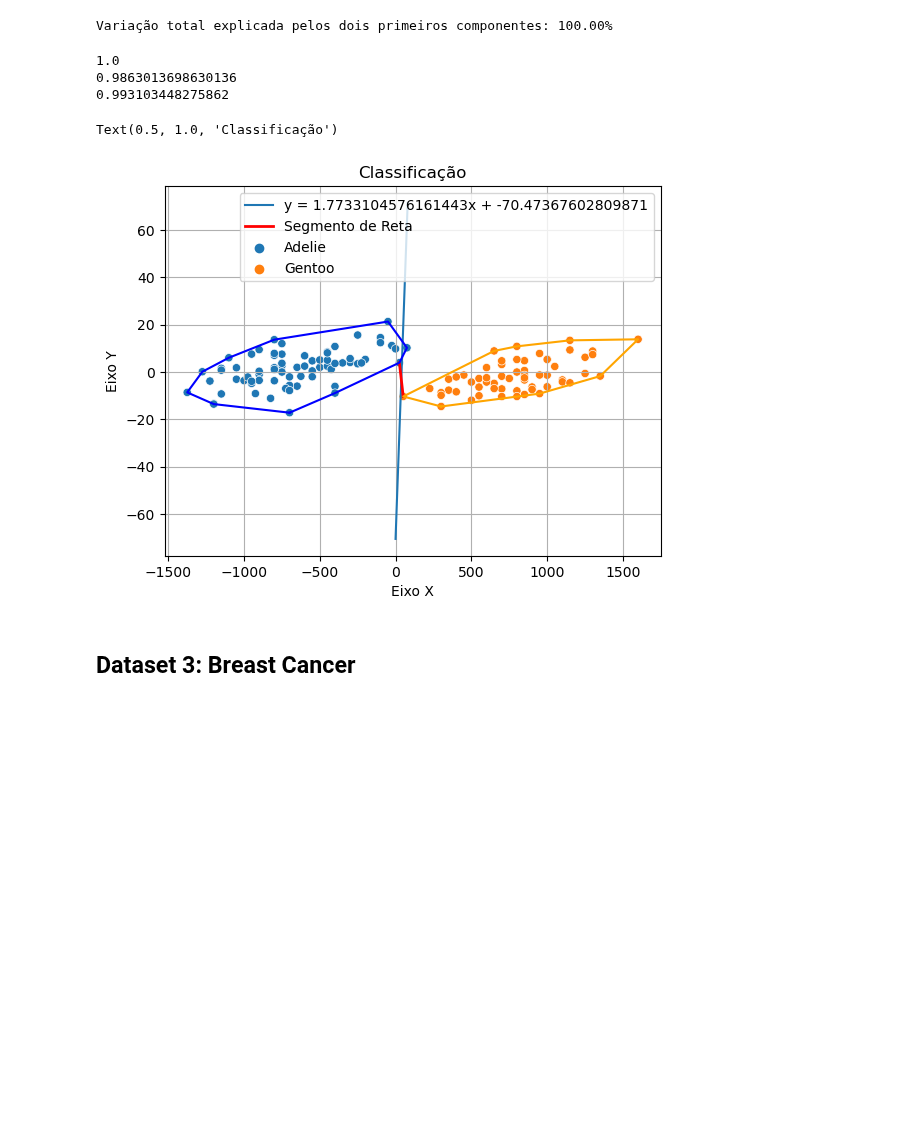
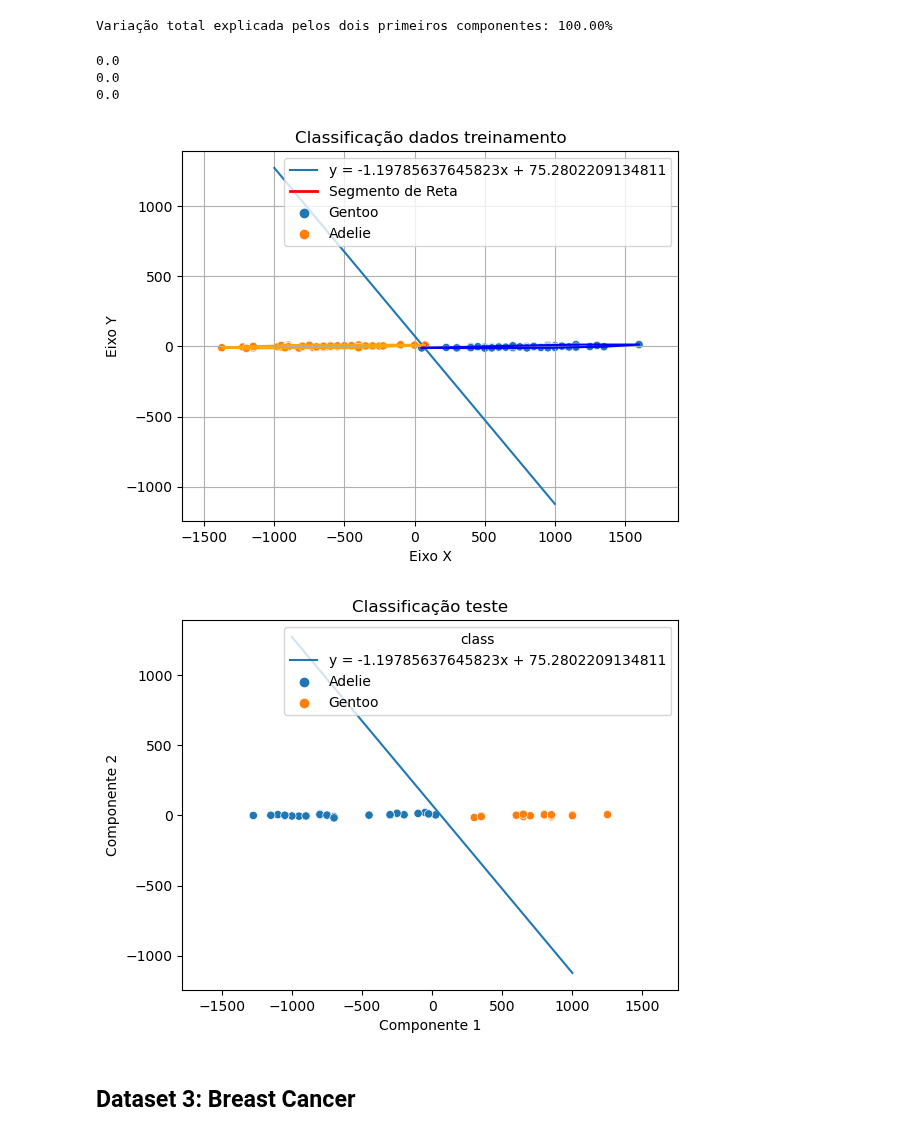
Before and after one commit to avelarh/TP-GeometriaComputacional-Alg2, a Jupyter notebook: amizade.ipynb, the cells around one changed output. Cells and saved outputs as stored; diff of their text form; code cells hidden in the pictures; blank space fills up the shorter version.

```diff
--- a/amizade.ipynb
+++ b/amizade.ipynb
@@ -427,36 +432,26 @@ Variação total explicada pelos dois primeiros componentes: 100.00%
 # %%
-a, b, acima, pontos1, pontos2, p1, p2, classes = cria_modelo(penguins_pca)
+a, b, acima, pontos1, pontos2, p1, p2, classes = cria_modelo(penguins_treinamento)
 #plotar o treino + modelo
 
-resultado, precisao, revocacao, f1_escore = calcula_metricas(penguins_pca, a, b, acima, classes)
+resultado, precisao, revocacao, f1_escore = calcula_metricas(penguins_teste, a, b, acima, classes)
 #plotar o teste + modelo
 print(precisao)
 print(revocacao)
 print(f1_escore)
 # %% [output]
-1.0
-0.9863013698630136
-0.993103448275862
+0.0
+0.0
+0.0
-# %%
-env1 = envoltoria_convexa(pontos1)
-env2 = envoltoria_convexa(pontos2)
-x1, y1 = p1
-x2, y2 = p2
-
-x = np.linspace(0, 80, 100)  # Valores de -10 a 10
-# Calcular os valores correspondentes no eixo y usando a equação
-y = a * x + b
-
-# Plotar a reta
-plt.plot(x, y, label=f'y = {a}x + {b}')
-plt.plot([x1,x2], [y1,y2], color='r', linestyle='-', linewidth=2, label='Segmento de Reta')
-sns.scatterplot(data = penguins_pca, x = 'Componente 1', y = 'Componente 2', hue = 'class')
-plot_envoltoria(env1, "blue")
-plot_envoltoria(env2, "orange")
-plt.title('Classificação')
-# %% [output]
-Text(0.5, 1.0, 'Classificação')
-[figure, removed]
+# %%
+start = -1000
+end = 1000
+
+plot_treinamento(pontos1, pontos2, p1, p2, a, b, penguins_treinamento, start, end)
+
+plot_teste(a, b, penguins_teste, start, end)
+# %% [output]
+[figure, added]
+[figure, added]
 # %% [markdown]
 ## Dataset 3: Breast Cancer
 # %%
```
Also changed, not shown: parts of 10 cells of this notebook.
